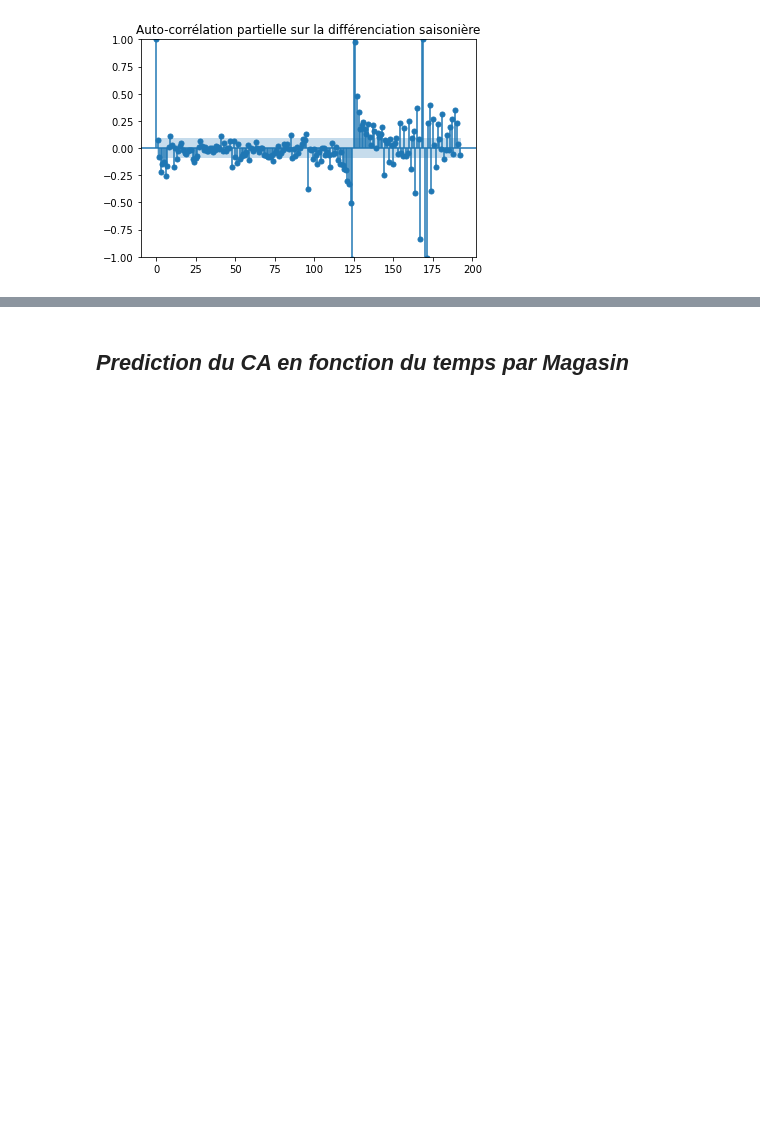
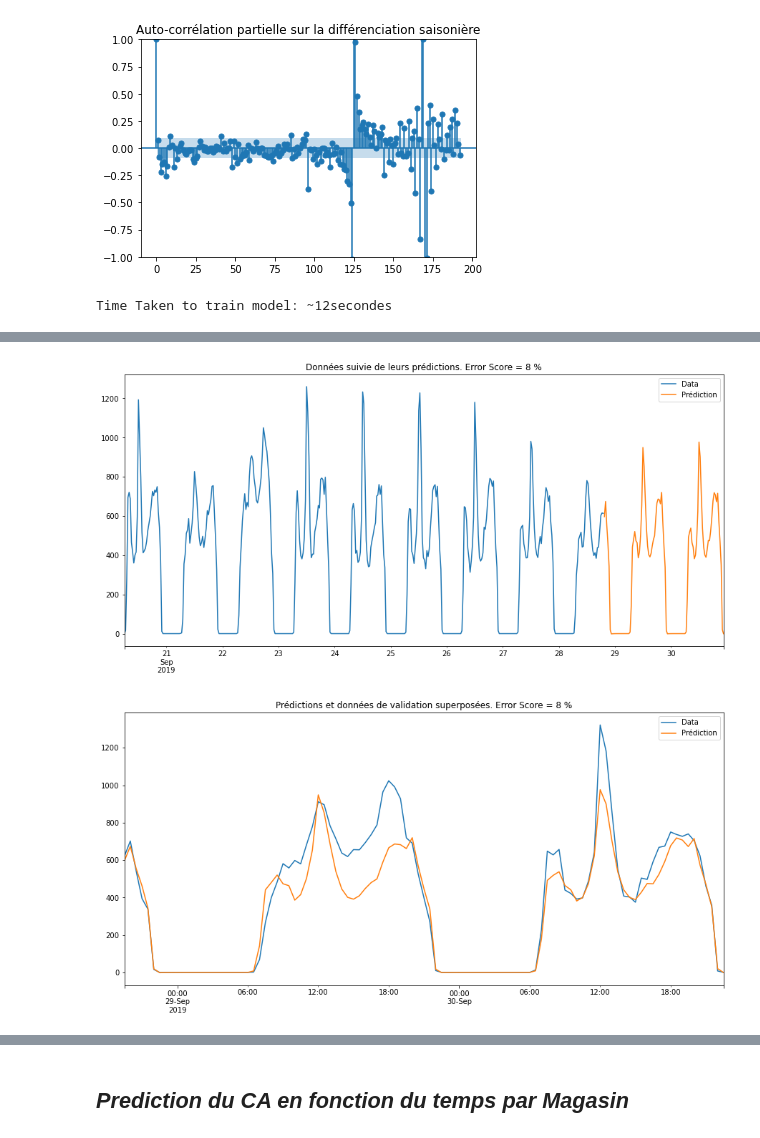
Before and after one commit to BlueTorche/STAGE-Wavenet-DelitraiteurBI, a Jupyter notebook: Usecase 4 - Trafic Client.ipynb, the cells around one changed output, grey strips where cells are left out. Saved outputs shown, nothing was run; the diff lists cells and outputs as text; code cells hidden in the pictures; blank space fills up the shorter version.

```diff
--- a/Usecase 4 - Trafic Client.ipynb
+++ b/Usecase 4 - Trafic Client.ipynb
@@ -24,7 +25,7 @@ Very_Start = time()
 ### DEFINITION DE TOUS LES PARAMETRES
 # %%
 # @param Does it save the figure ?
-save_fig    = False
+save_fig    = True
 save_folder = 'UC4_fig'
 
 # @param Connexion à la DB
@@ -64,7 +65,7 @@ do_log = False
 # @param Input pour la créations du modèles prédictif
 alpha = 0.8                      # Proportion de la taille des données de test et de train
 season = int(24*60/hour_slice)   # Taille de saisonnalité des données (7 jours pour une saisons par semaines)
-METHOD = 'nm'                 # Méthode utiliser pour fit le modèle
+METHOD = 'nm'                    # Méthode utiliser pour fit le modèle
 #          Error Moyenne (%)  Temps Process
 # newton                 NaN            NaN
 # nm               12.929560     108.056167   t=539s bad: 16   moyen: 14   good: 6  ---  E&G t=26s bad: 1   moyen: 0   good: 0
@@ -74,6 +75,8 @@ METHOD = 'nm'                 # Méthode utiliser pour fit le modèle
 # cg               15.907566     217.617969
 # ncg                    NaN            NaN
 # basinhopping           NaN            inf
+p,q,P,Q       = 1,2,2,0
+do_auto_arima = False
 
 
 # @param Définition du score d'erreur pour une de bonne/moyenne/mauvaise prédiction
@@ -300,10 +303,17 @@ start = time()
 
 train_main, val_main = train_test_split(ts_main,test_size = 1-alpha, shuffle = False)
 
-auto_model = pm.auto_arima(train_main,d=0,D=1,seasonal=True, m=season, method = METHOD).fit(train_main)
-print(auto_model)
-# environ 6min
+if do_auto_arima:
+    model = pm.auto_arima(train_main,d=0,D=1,seasonal=True, m=season, method = METHOD).fit(train_main)
+    print(model)
+else:
+    model = SARIMAX(train_main, order=(p, 0, q), seasonal_order=(P, 1, Q, season)).fit()
+
+
+# environ 6min en auto-arima ----- environ 15s en SARIMAX
 print("Time Taken to train model: ~" + str(int(time() - start)) + "secondes")
+# %% [output]
+Time Taken to train model: ~12secondes
 # %%
 def cal_error(prediction, validation):
     # ERREURS QUADRATIQUES
@@ -317,7 +327,10 @@ def cal_error(prediction, validation):
 
     return NRMSD
 # %%
-pred = auto_model.predict(n_periods = len(val_main))
+if do_auto_arima:
+    pred = model.predict(n_periods = len(val_main))
+else:
+    pred = model.predict(start=len(train_main),end=len(train_main)+len(val_main)-1)
 pred = pd.Series(data=pred, index=[train_main.index[-1] +timedelta(minutes=hour_slice*(i+1)) for i in range(len(pred))])
 print(pred)
 err = cal_error(pred, val_main)
@@ -335,3 +348,4 @@ plt.title("Prédictions et données de validation superposées"+ " E&G"*int(take
 if save_fig:
     plt.savefig(save_folder+ "/ALL_prediction2" + "_E&G"*int(take_EG) + ".jpg")
 plt.show()
+# %% [output]
@@ -338,3 +364,5 @@ plt.show()
+[figure, added]
+[figure, added]
 # %%
 # def Recalc_with_feries(prediction):
 #     jours_feries = []
```
Also changed, not shown: parts of 6 cells of this notebook.
